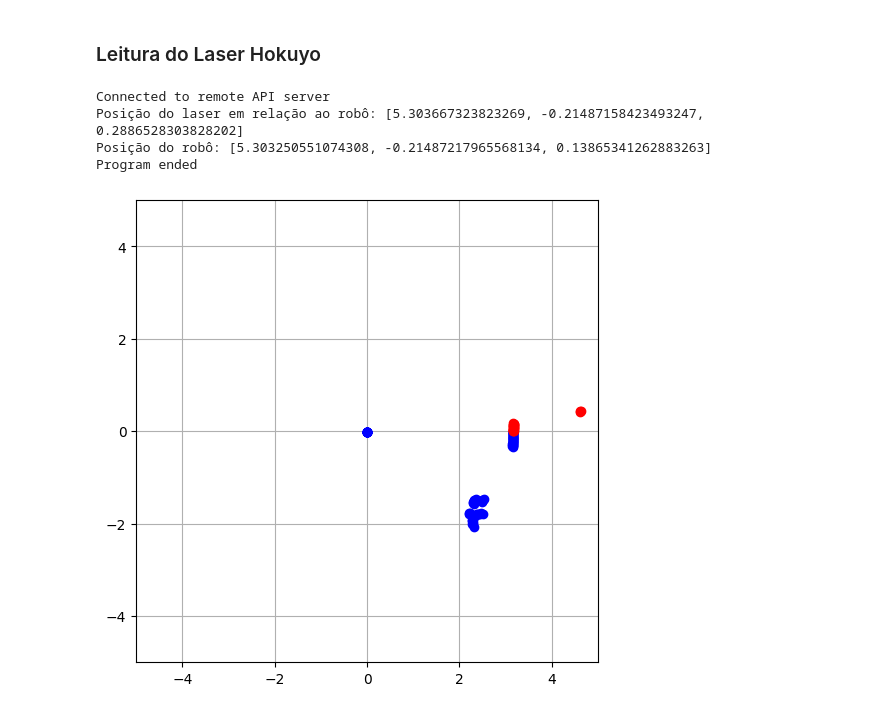
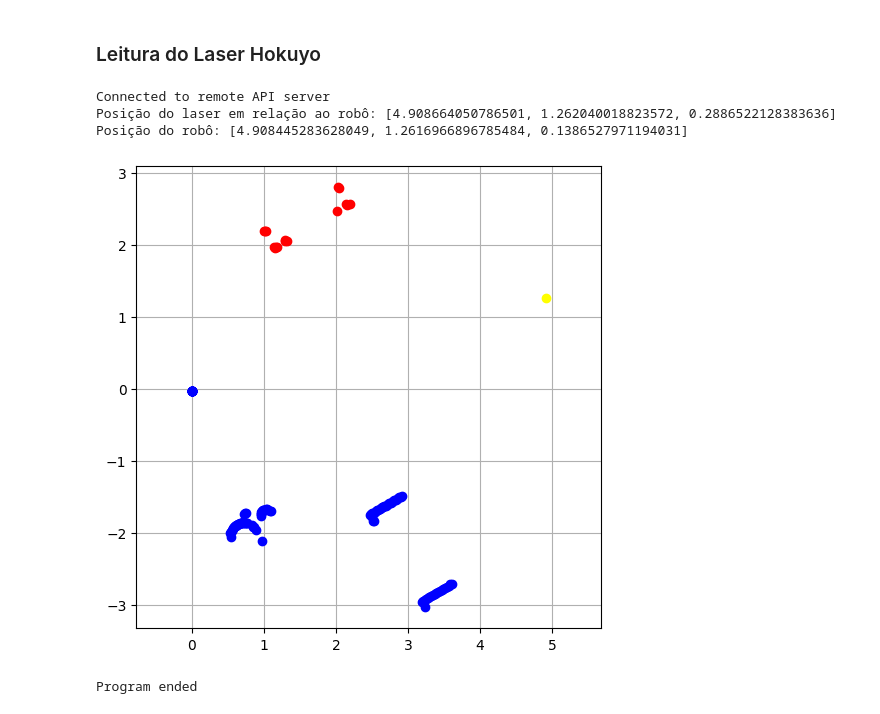
Before and after one commit to FelippeVelosoMarinho/RoboticaMovel_UFMG, a Jupyter notebook: TP1/TP1_Ferramentas&Transformações.ipynb, the cells around one changed output. Cells and saved outputs as stored; diff of their text form; code cells hidden in the pictures.

```diff
--- a/TP1/TP1_Ferramentas&Transformações.ipynb
+++ b/TP1/TP1_Ferramentas&Transformações.ipynb
@@ -316,6 +316,29 @@ def draw_laser_data2(laser_data, laser_robot_position, max_sensor_range=5):
     ax.grid()
     ax.set_xlim([-max_sensor_range, max_sensor_range])
     ax.set_ylim([-max_sensor_range, max_sensor_range])
+
+# Função para desenhar os dados do laser
+def draw_laser_data3(laser_data, laser_robot_position, max_sensor_range=5):
+    fig = plt.figure(figsize=(6,6), dpi=100)
+    ax = fig.add_subplot(111, aspect='equal')
+
+    for i in range(len(laser_data)):
+        ang, dist = laser_data[i]
+        # Quando o feixe não acerta nada, retorna o valor máximo (definido na simulação)
+        # Logo, usar um pequeno limiar do máximo para considerar a leitura
+        if (max_sensor_range - dist) > 0.1:
+            x = dist * np.cos(ang)
+            y = dist * np.sin(ang)
+            c = 'r'
+            if ang < 0:
+                c = 'b'
+            ax.plot(x, y, 'o', color=c)
+
+    # Plotar o robô
+    ax.plot(laser_robot_position[0], laser_robot_position[1], 'o', color='yellow')
+    ax.grid()
+    plt.axis('equal')
+    plt.show()
 
 # Conectando-se ao CoppeliaSim
 # Run a simulation in asynchronous mode:
@@ -351,37 +374,37 @@ if clientID != -1:
 
     # Matriz de transformação homogênea do robô
     T_robot = np.eye(4)
     T_robot[:3, 3] = laser_robot_position
     T_robot[:3, :3] = Rz(robot_orientation[2])
 
     # Definir matriz de transformação robô -> mundo
     # Matriz de transformação homogênea do robô em relação ao mundo
     #T_robot_world = np.eye(4)
     #T_robot_world[:3, 3] = laser_robot_position
     #T_robot_world[:3, :3] = Rz(laser_robot_orientation[2])
 
     # Handle para os dados do LASER
     laser_range_data = "hokuyo_range_data"
     laser_angle_data = "hokuyo_angle_data"
 
     # Prosseguindo com a leitura dos dados
     raw_range_data, raw_angle_data = readSensorData(clientID, laser_range_data, laser_angle_data)
     laser_data = np.array([raw_angle_data, raw_range_data]).T
 
     # Plotando os dados do sensor
     if laser_range_data is not None and laser_angle_data is not None:
-        draw_laser_data2(laser_data, laser_robot_position)
+        draw_laser_data3(laser_data, laser_robot_position)
 
 else:
     print("Failed to connect to remote API server")
     print("Exiting...")
 
 print("Program ended")
 # %% [output]
 Connected to remote API server
-Posição do laser em relação ao robô: [5.303667323823269, -0.21487158423493247, 0.2886528303828202]
-Posição do robô: [5.303250551074308, -0.21487217965568134, 0.13865341262883263]
-Program ended
+Posição do laser em relação ao robô: [4.908664050786501, 1.262040018823572, 0.2886522128383636]
+Posição do robô: [4.908445283628049, 1.2616966896785484, 0.1386527971194031]
-[figure, old version]
+[figure, new version]
+Program ended
 # %%
 # Função para desenhar os dados do laser
```
Also changed, not shown: parts of 4 cells of this notebook.
